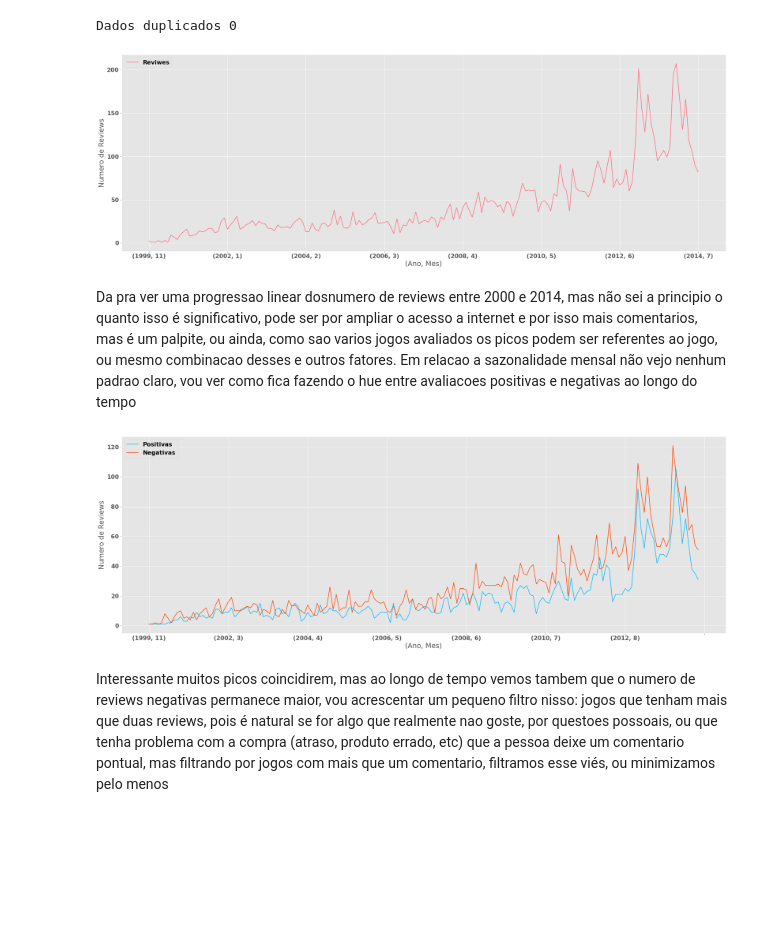
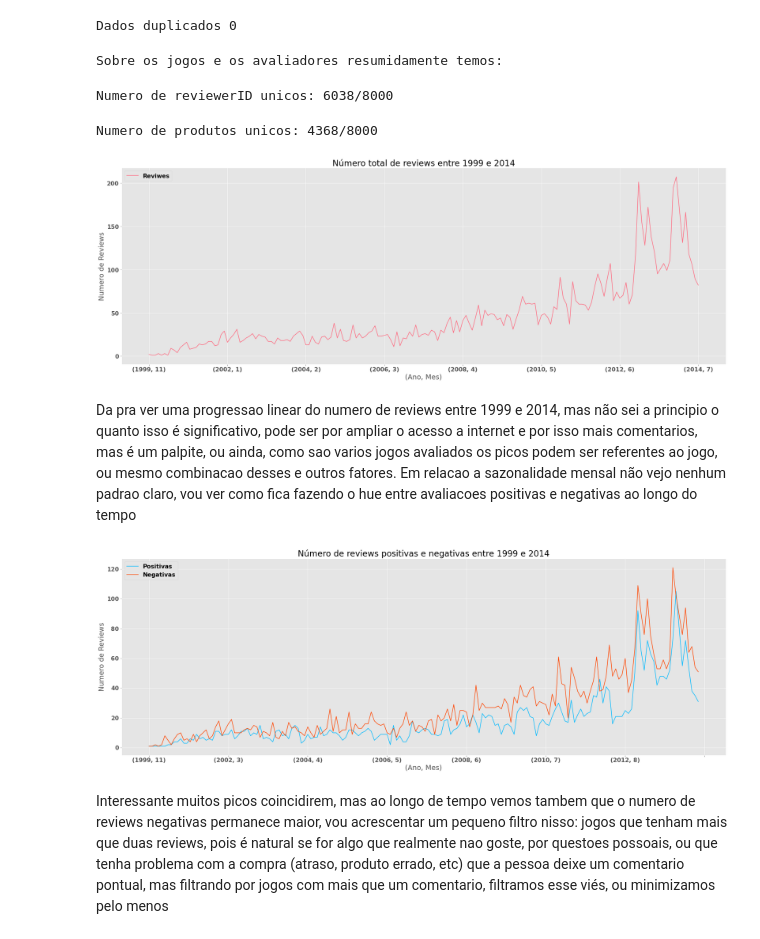
Before and after one commit to lhndsp/ps-turingUSP, a Jupyter notebook: 2_analise-e-ia/analise_e_modelos.ipynb, the cells around one changed output. Cells and saved outputs as stored; diff of their text form; code cells hidden in the pictures; blank space fills up the shorter version.

```diff
--- a/2_analise-e-ia/analise_e_modelos.ipynb
+++ b/2_analise-e-ia/analise_e_modelos.ipynb
@@ -158,6 +181,14 @@ dfReview['reviewText'] = dfReview.apply(lambda x: x.summary + ' ' + x.reviewText
 print("Dados duplicados " + str(len(dfReview[dfReview.duplicated()])))
 # %% [output]
 Dados duplicados 0
+# %%
+print("Sobre os jogos e os avaliadores resumidamente temos:")
+print('Numero de reviewerID unicos: ' + str(len(dfReview['reviewerID'].unique())) + '/' +  str(len(dfReview['reviewerID'])))
+print('Numero de produtos unicos: ' + str(len(dfReview['asin'].unique())) + '/' +  str(len(dfReview['reviewerID'])))
+# %% [output]
+Sobre os jogos e os avaliadores resumidamente temos:
+Numero de reviewerID unicos: 6038/8000
+Numero de produtos unicos: 4368/8000
 # %%
 # convertendo reviewTime em datetime:
 dfReview['reviewTime'] = pd.to_datetime(dfReview['reviewTime'], format='%m %d, %Y')
@@ -166,20 +197,22 @@ plt.figure(figsize=(30, 10))
 p = dfReview.groupby([dfReview.reviewTime.dt.year, dfReview.reviewTime.dt.month]).count()['reviewText'].plot(color='#ff6a80', label='Reviwes')
 p1 = p.set_xlabel('(Ano, Mes)')
 p1 = p.set_ylabel('Numero de Reviews')
+p1 = p.set_title('Número total de reviews entre 1999 e 2014')
 p1 = p.legend()
 # %% [output]
-[figure, old version]
+[figure, new version]
 # %% [markdown]
-Da pra ver uma progressao linear dosnumero de reviews entre 2000 e 2014, mas não sei a principio o quanto isso é significativo, pode ser por ampliar o acesso a internet e por isso mais comentarios, mas é um palpite, ou ainda, como sao varios jogos avaliados os picos podem ser referentes ao jogo, ou mesmo combinacao desses e outros fatores. Em relacao a sazonalidade mensal não vejo nenhum padrao claro, vou ver como fica fazendo o hue entre avaliacoes positivas e negativas ao longo do tempo
+Da pra ver uma progressao linear do numero de reviews entre 1999 e 2014, mas não sei a principio o quanto isso é significativo, pode ser por ampliar o acesso a internet e por isso mais comentarios, mas é um palpite, ou ainda, como sao varios jogos avaliados os picos podem ser referentes ao jogo, ou mesmo combinacao desses e outros fatores. Em relacao a sazonalidade mensal não vejo nenhum padrao claro, vou ver como fica fazendo o hue entre avaliacoes positivas e negativas ao longo do tempo
 # %%
 plt.figure(figsize=(30, 10))
 p = dfReview[dfReview['overall'] > 3].groupby([dfReview.reviewTime.dt.year, dfReview.reviewTime.dt.month]).count()['reviewText'].plot(color='#00baff', label='Positivas')
 p1 = dfReview[dfReview['overall'] <= 3].groupby([dfReview.reviewTime.dt.year, dfReview.reviewTime.dt.month]).count()['reviewText'].plot(color='#ff4500', ax=p, label='Negativas')
 p1 = p.set_xlabel('(Ano, Mes)')
 p1 = p.set_ylabel('Numero de Reviews')
+p1 = p.set_title('Número de reviews positivas e negativas entre 1999 e 2014')
 p1 = p.legend()
 # %% [output]
-[figure, old version]
+[figure, new version]
 # %% [markdown]
 Interessante muitos picos coincidirem, mas ao longo de tempo vemos tambem que o numero de reviews negativas permanece maior, vou acrescentar um pequeno filtro nisso: jogos que tenham mais que duas reviews, pois é natural se for algo que realmente nao goste, por questoes possoais, ou que tenha problema com a compra (atraso, produto errado, etc) que a pessoa deixe um comentario pontual, mas filtrando por jogos com mais que um comentario, filtramos esse viés, ou minimizamos pelo menos
 # %%
```
Also changed, not shown: parts of 139 cells of this notebook, 14 other files.
